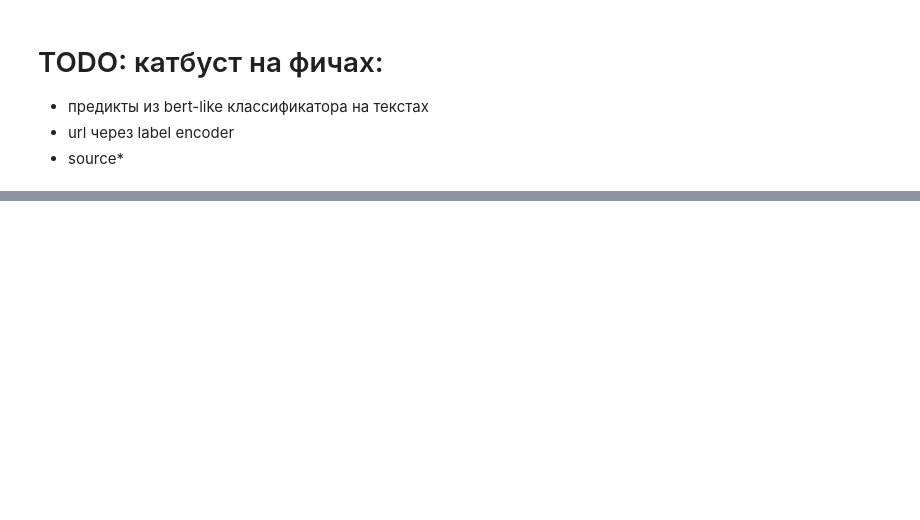
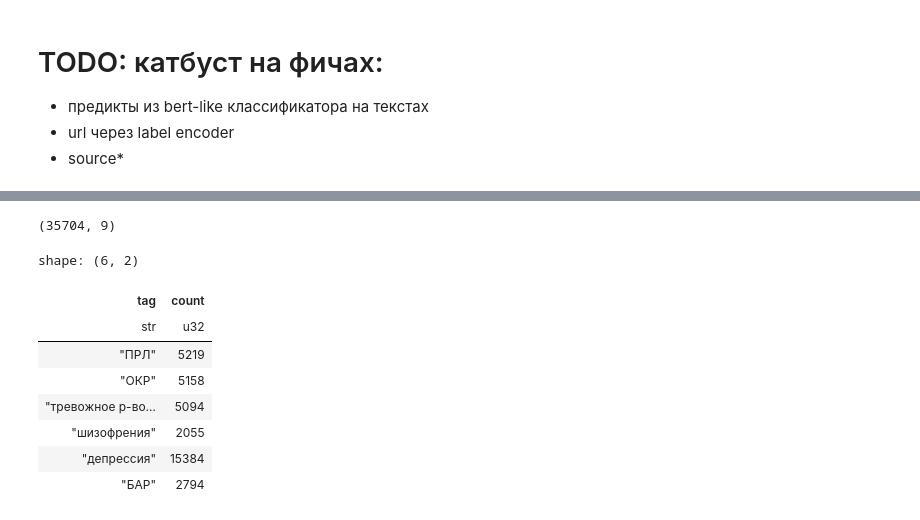
Before and after one commit to kisozinov/psycho-disorders-classification, a Jupyter notebook: eda.ipynb, the cells around one changed output, grey strips where cells are left out. Saved outputs shown, nothing was run; the diff lists cells and outputs as text; code cells hidden in the pictures; blank space fills up the shorter version.

```diff
--- a/eda.ipynb
+++ b/eda.ipynb
@@ -170,0 +244,14 @@ y_test.write_parquet("preprocessed/y_test.parquet")
+# %%
+print(filtered_data.shape)
+filtered_data["tag"].value_counts()
+# %% [output]
+(35704, 9)
+shape: (6, 2)
+| tag | count |
+| str | u32 |
+| "ПРЛ" | 5219 |
+| "ОКР" | 5158 |
+| "тревожное р-во… | 5094 |
+| "шизофрения" | 2055 |
+| "депрессия" | 15384 |
+| "БАР" | 2794 |
```
Also changed, not shown: parts of 16 cells of this notebook, 1 other file.
